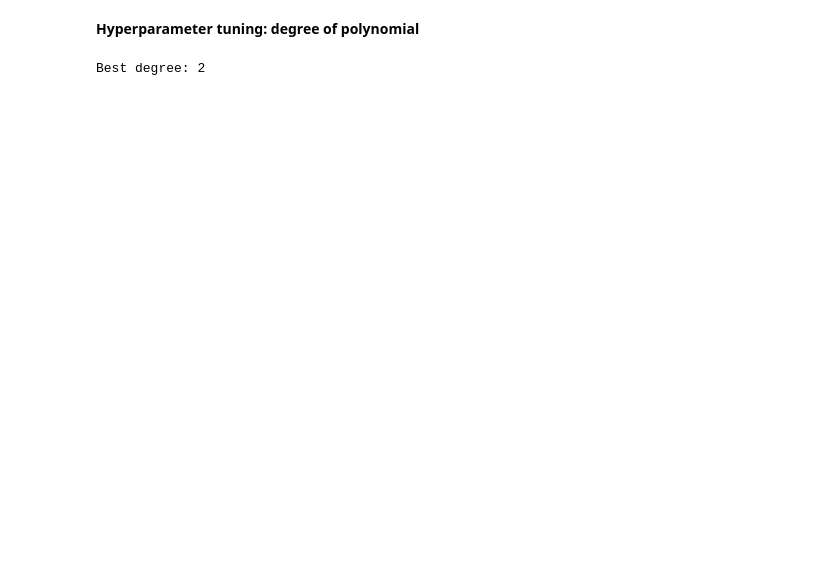
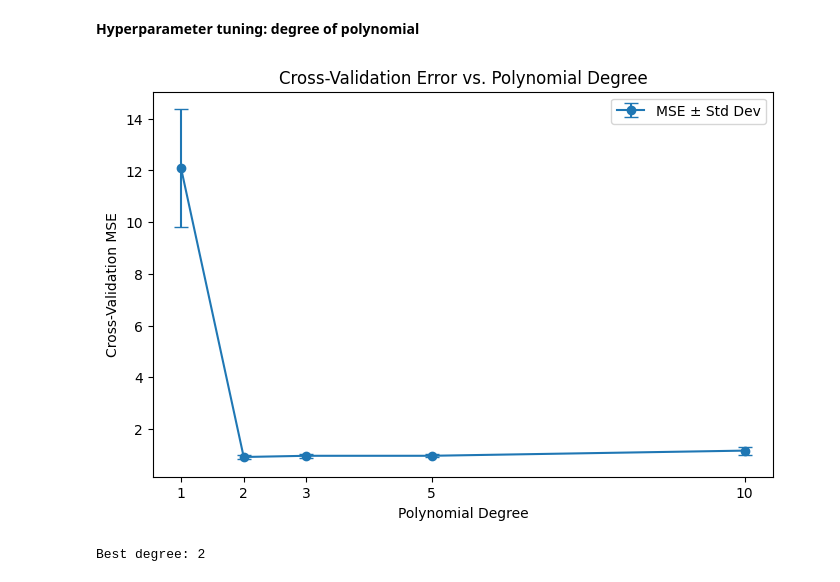
Before and after one commit to nyu-dl/DS-GA-1003-Machine-Learning-2025, a Jupyter notebook: lab3/messmaster_2.ipynb, the cells around one changed output. Drawn from its saved outputs; the diff is of its cells as text; code cells hidden in the pictures; blank space fills up the shorter version.

```diff
--- a/lab3/messmaster_2.ipynb
+++ b/lab3/messmaster_2.ipynb
@@ -452,3 +452,36 @@ plt.show()
 # %% [markdown]
 **Hyperparameter tuning: degree of polynomial**
+# %%
+import numpy as np
+import matplotlib.pyplot as plt
+from sklearn.pipeline import make_pipeline
+from sklearn.preprocessing import PolynomialFeatures
+from sklearn.linear_model import LinearRegression
+from sklearn.model_selection import GridSearchCV, cross_val_score
+
+# Define model pipeline
+degrees = [1, 2, 3, 5, 10]
+cv_results = []
+
+for degree in degrees:
+    model = make_pipeline(PolynomialFeatures(degree), LinearRegression())
+    scores = cross_val_score(model, X_train, y_train, cv=5, scoring="neg_mean_squared_error")
+    mean_score = -np.mean(scores)  # Convert back to positive MSE
+    std_score = np.std(scores)
+    cv_results.append((degree, mean_score, std_score))
+
+# Convert to numpy array for easy plotting
+cv_results = np.array(cv_results)
+
+# Plot CV performance
+plt.figure(figsize=(8, 5))
+plt.errorbar(cv_results[:, 0], cv_results[:, 1], yerr=cv_results[:, 2], fmt="-o", capsize=5, label="MSE ± Std Dev")
+plt.xlabel("Polynomial Degree")
+plt.ylabel("Cross-Validation MSE")
+plt.title("Cross-Validation Error vs. Polynomial Degree")
+plt.xticks(degrees)
+plt.legend()
+plt.show()
+# %% [output]
+[figure, added]
 # %%
```
Also changed, not shown: parts of 8 cells of this notebook, 1 other file.
